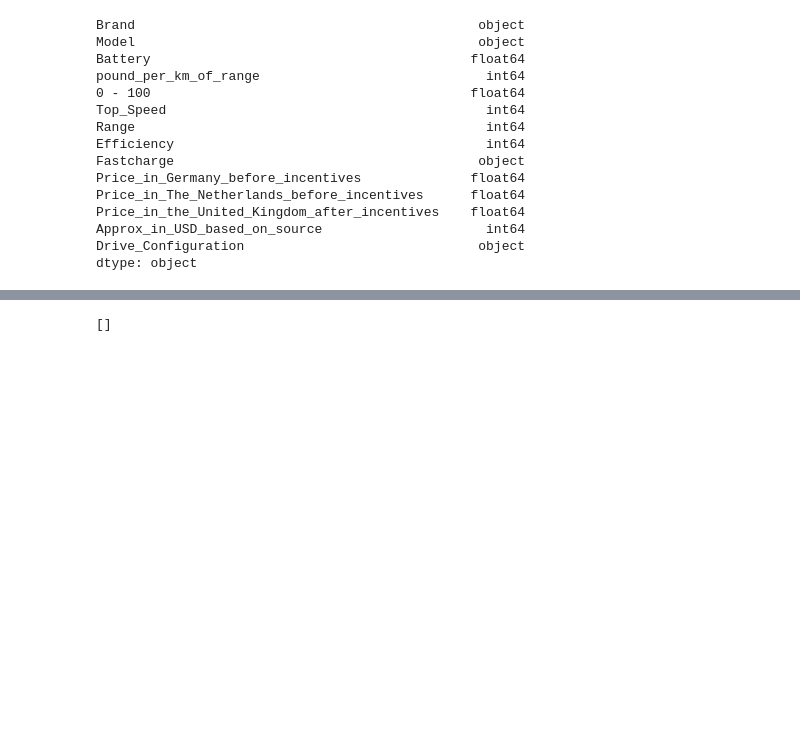
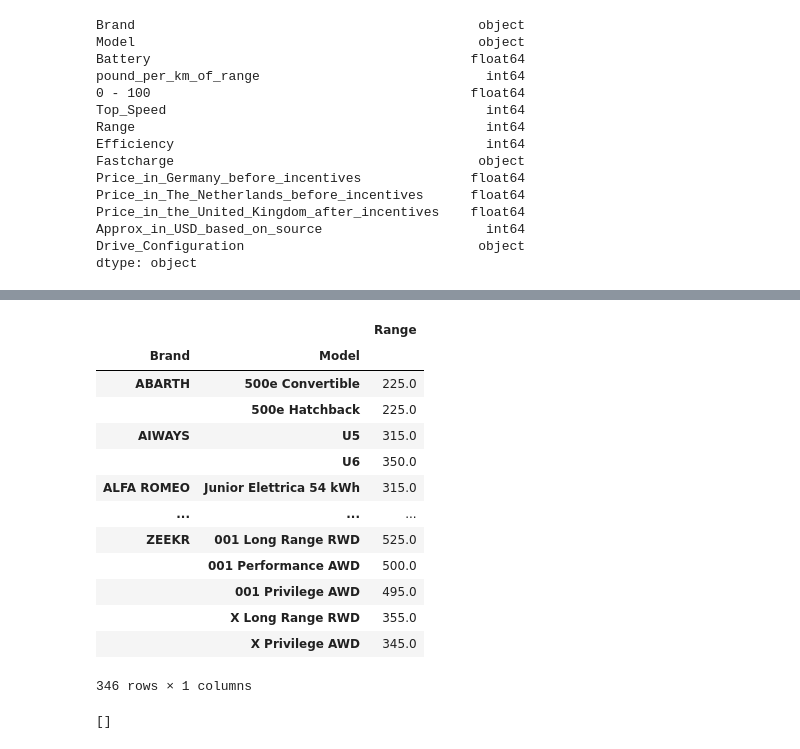
Before and after one commit to vanillatyy1/16_17_Electric_Vehicles, a Jupyter notebook: evdatabase_tocsv.ipynb, the cells around one changed output, grey strips where cells are left out. Cells and saved outputs as stored; diff of their text form; code cells hidden in the pictures; blank space fills up the shorter version.

```diff
--- a/evdatabase_tocsv.ipynb
+++ b/evdatabase_tocsv.ipynb
@@ -300,3 +339,22 @@ with engine.connect() as connection:
+# %%
+grouped_model_range = df2.groupby(['Brand','Model'])
+grouped_model_range = grouped_model_range[['Range']].mean()
+grouped_model_range
+# %% [output]
+|  |  | Range |
+| Brand | Model |  |
+| ABARTH | 500e Convertible | 225.0 |
+|  | 500e Hatchback | 225.0 |
+| AIWAYS | U5 | 315.0 |
+|  | U6 | 350.0 |
+| ALFA ROMEO | Junior Elettrica 54 kWh | 315.0 |
+| ... | ... | ... |
+| ZEEKR | 001 Long Range RWD | 525.0 |
+|  | 001 Performance AWD | 500.0 |
+|  | 001 Privilege AWD | 495.0 |
+|  | X Long Range RWD | 355.0 |
+|  | X Privilege AWD | 345.0 |
+346 rows × 1 columns
 # %%
 # reflect an existing database into a new model
 Base = automap_base()
```
Also changed, not shown: parts of 5 cells of this notebook.
